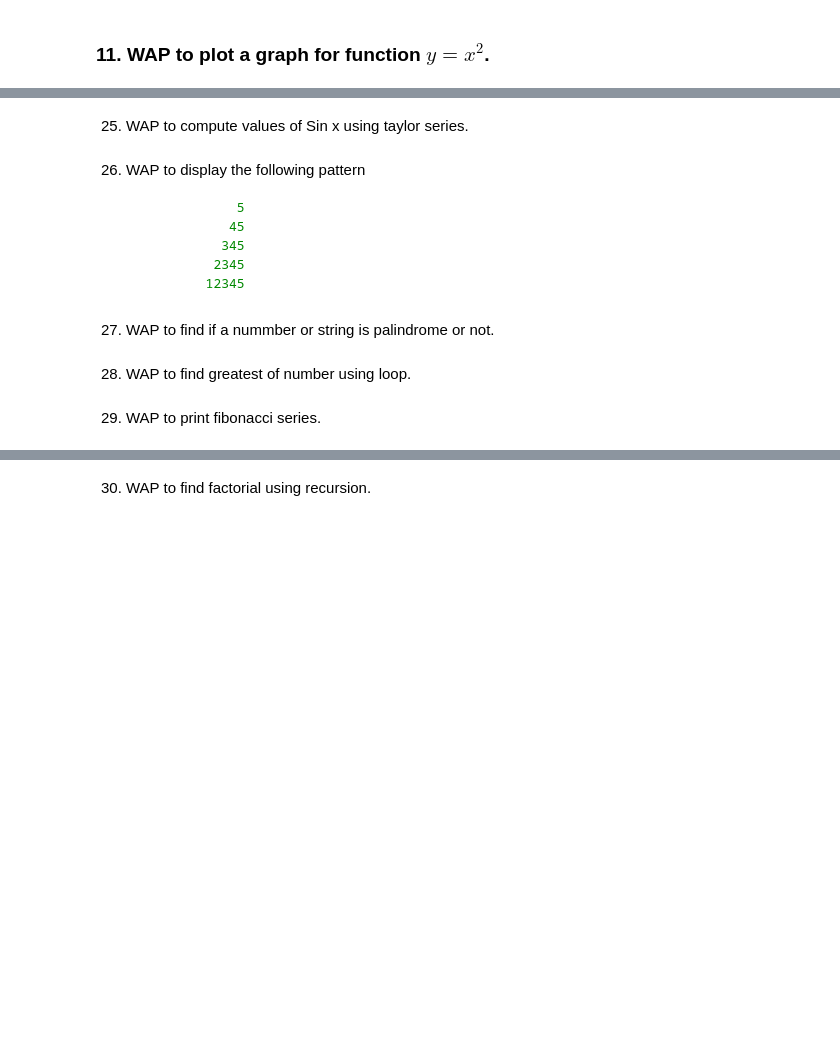
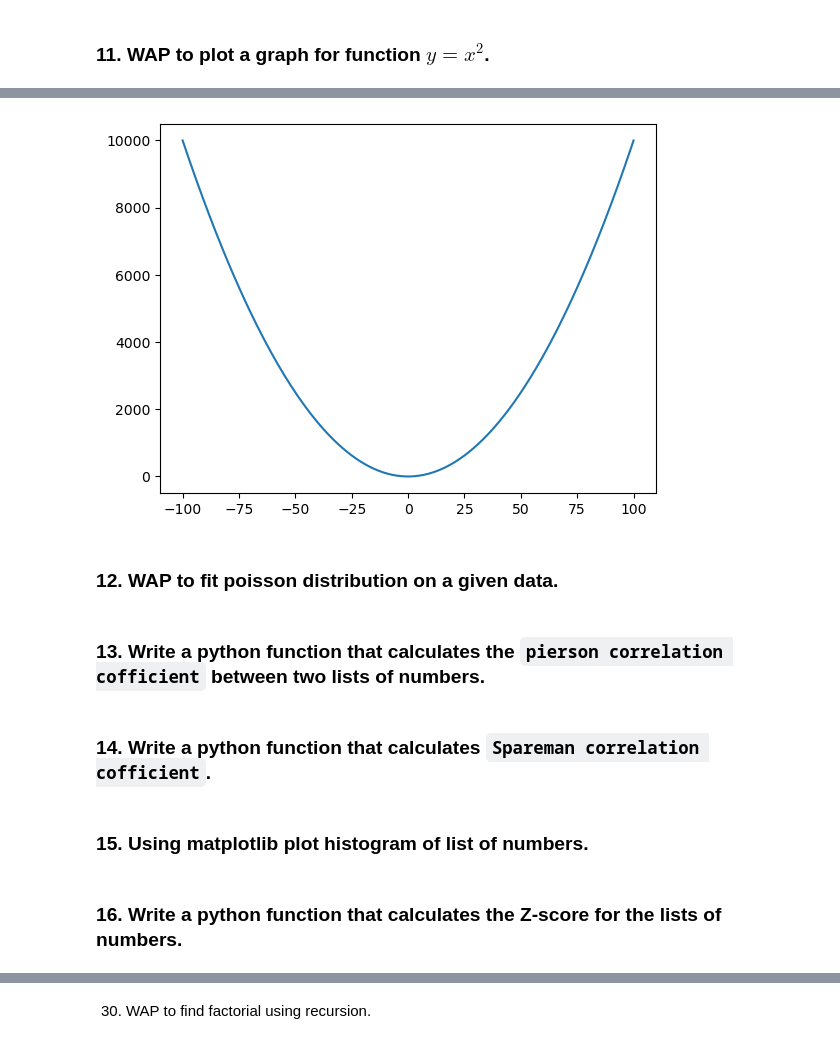
Before and after one commit to AumGupta/mor, a Jupyter notebook: Practicals/final-practical-file.ipynb, the cells around one changed output, grey strips where cells are left out. Cells and saved outputs as stored; diff of their text form; code cells hidden in the pictures; blank space fills up the shorter version.

````diff
--- a/Practicals/final-practical-file.ipynb
+++ b/Practicals/final-practical-file.ipynb
@@ -733,22 +694,26 @@ Wq: 0.09524380211609797
-# %% [markdown]
-
-25. WAP to compute values of Sin x using taylor series.
-# %% [markdown]
-
-26. WAP to display the following pattern
-```python
-                5
-               45
-              345
-             2345
-            12345
-```
-# %% [markdown]
-
-27. WAP to find if a nummber or string is palindrome or not.
-# %% [markdown]
-
-28. WAP to find greatest of number using loop.
-# %% [markdown]
-
-29. WAP to print fibonacci series.
+# %%
+import numpy as np
+import matplotlib.pyplot as plt
+
+x = np.arange(-100,101)
+y = x**2
+
+plt.plot(x,y)
+plt.show()
+# %% [output]
+[figure, added]
+# %% [markdown]
+
+### 12. WAP to fit poisson distribution on a given data.
+# %% [markdown]
+
+### 13. Write a python function that calculates the `pierson correlation cofficient` between two lists of numbers.
+# %% [markdown]
+
+### 14. Write a python function that calculates `Spareman correlation cofficient`.
+# %% [markdown]
+
+### 15. Using matplotlib plot histogram of list of numbers.
+# %% [markdown]
+
+### 16. Write a python function that calculates the Z-score for the lists of numbers.
````
Also changed, not shown: parts of 28 cells of this notebook.
